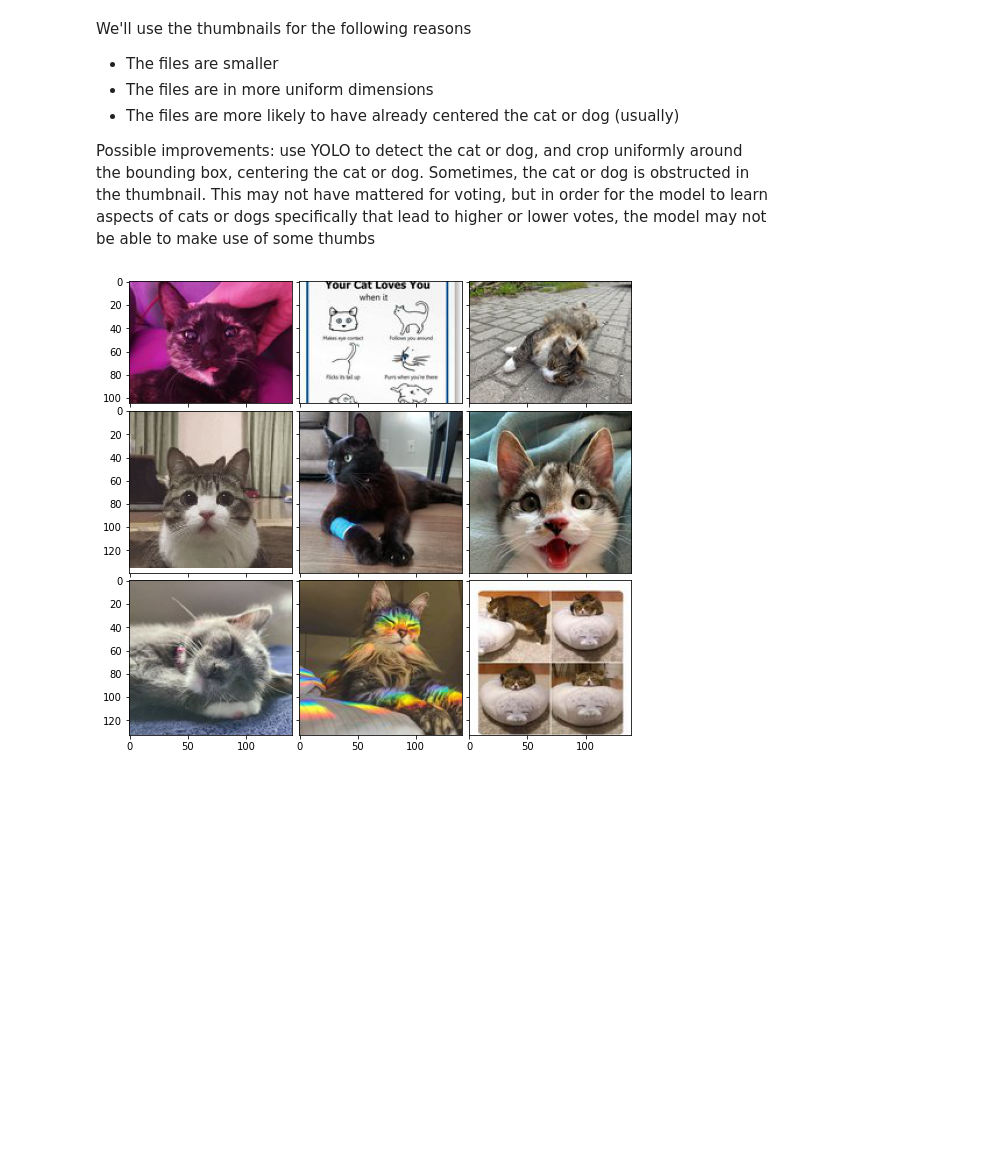
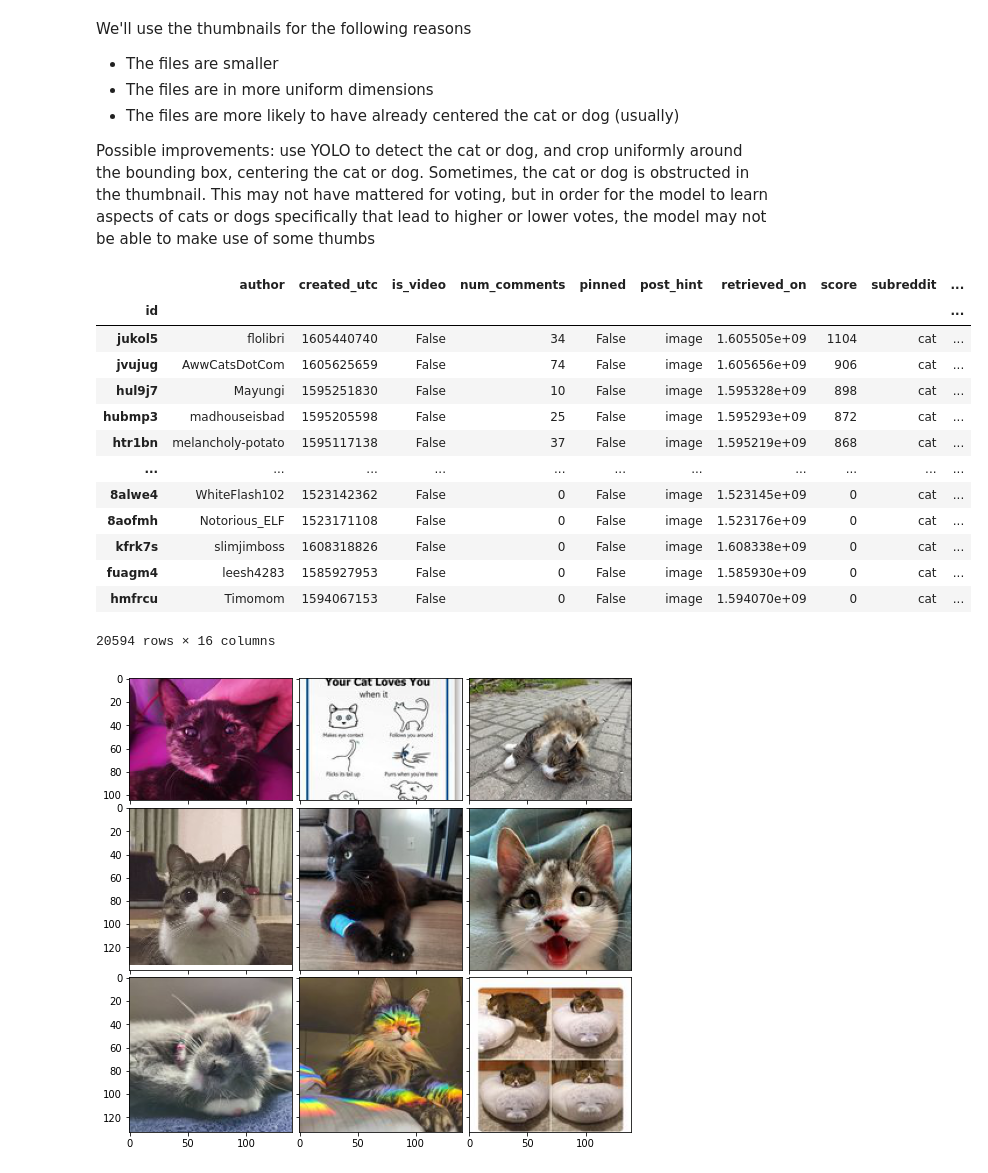
Before and after one commit to ijdouglas/reddit-like-predictor, a Jupyter notebook: scripts/01.ipynb, the cells around one changed output. Saved outputs shown, nothing was run; the diff lists cells and outputs as text; code cells hidden in the pictures; blank space fills up the shorter version.

```diff
--- a/scripts/01.ipynb
+++ b/scripts/01.ipynb
@@ -95,10 +95,12 @@ dtype: int64
 # %%
 # Note that there are 0 pinned posts, however many have nan
 # Reddit likely didn't add this feature for the entire span of our dataset
-# We therefore don't need to use this filter as we will only lose many potentiallyjj
+# We therefore don't need to use this filter as we will only lose many potentially
 # useful images posted before pinning was added
 
 # post_hint looks very useful however, for retaining posts with static images
 # and not galleries of images
 cat_fltr = cat[cat.post_hint == 'image'].sort_values('score', ascending = False)
+cat_fltr.reset_index('id', inplace = True)
 dog_fltr = dog[dog.post_hint == 'image'].sort_values('score', ascending = False)
+dog_fltr.reset_index('id', inplace = True)
@@ -188,6 +228,23 @@ We'll use the thumbnails for the following reasons
 *   The files are more likely to have already centered the cat or dog (usually)
 
 Possible improvements: use YOLO to detect the cat or dog, and crop uniformly around the bounding box, centering the cat or dog. Sometimes, the cat or dog is obstructed in the thumbnail. This may not have mattered for voting, but in order for the model to learn aspects of cats or dogs specifically that lead to higher or lower votes, the model may not be able to make use of some thumbs
+# %%
+cat_fltr
+# %% [output]
+|  | author | created_utc | is_video | num_comments | pinned | post_hint | retrieved_on | score | subreddit | ... |
+| id |  |  |  |  |  |  |  |  |  | ... |
+| jukol5 | flolibri | 1605440740 | False | 34 | False | image | 1.605505e+09 | 1104 | cat | ... |
+| jvujug | AwwCatsDotCom | 1605625659 | False | 74 | False | image | 1.605656e+09 | 906 | cat | ... |
+| hul9j7 | Mayungi | 1595251830 | False | 10 | False | image | 1.595328e+09 | 898 | cat | ... |
+| hubmp3 | madhouseisbad | 1595205598 | False | 25 | False | image | 1.595293e+09 | 872 | cat | ... |
+| htr1bn | melancholy-potato | 1595117138 | False | 37 | False | image | 1.595219e+09 | 868 | cat | ... |
+| ... | ... | ... | ... | ... | ... | ... | ... | ... | ... | ... |
+| 8alwe4 | WhiteFlash102 | 1523142362 | False | 0 | False | image | 1.523145e+09 | 0 | cat | ... |
+| 8aofmh | Notorious_ELF | 1523171108 | False | 0 | False | image | 1.523176e+09 | 0 | cat | ... |
+| kfrk7s | slimjimboss | 1608318826 | False | 0 | False | image | 1.608338e+09 | 0 | cat | ... |
+| fuagm4 | leesh4283 | 1585927953 | False | 0 | False | image | 1.585930e+09 | 0 | cat | ... |
+| hmfrcu | Timomom | 1594067153 | False | 0 | False | image | 1.594070e+09 | 0 | cat | ... |
+20594 rows × 16 columns
 # %%
 # Using an ImageGrid method
 def plot_top9(data):
```
Also changed, not shown: parts of 10 cells of this notebook, 3 other files.
